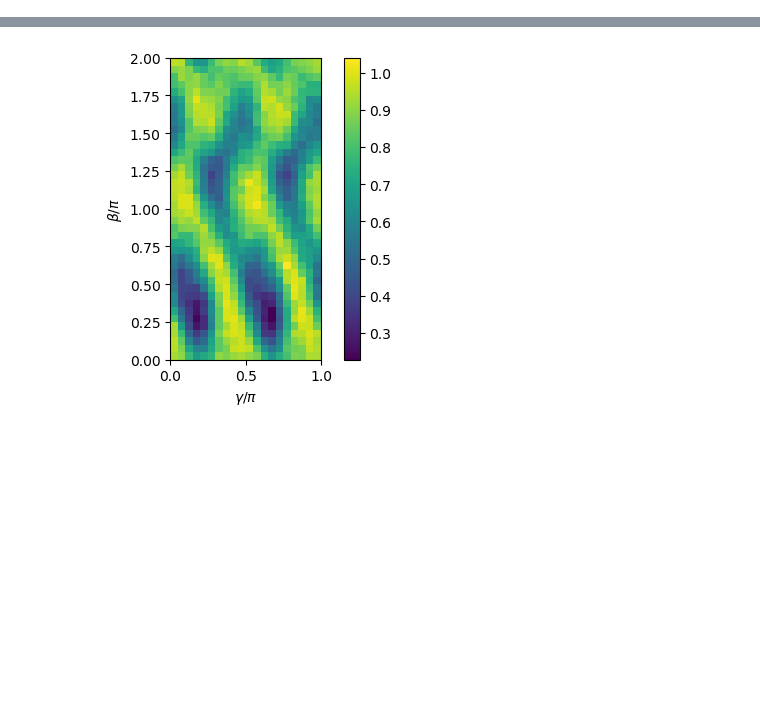
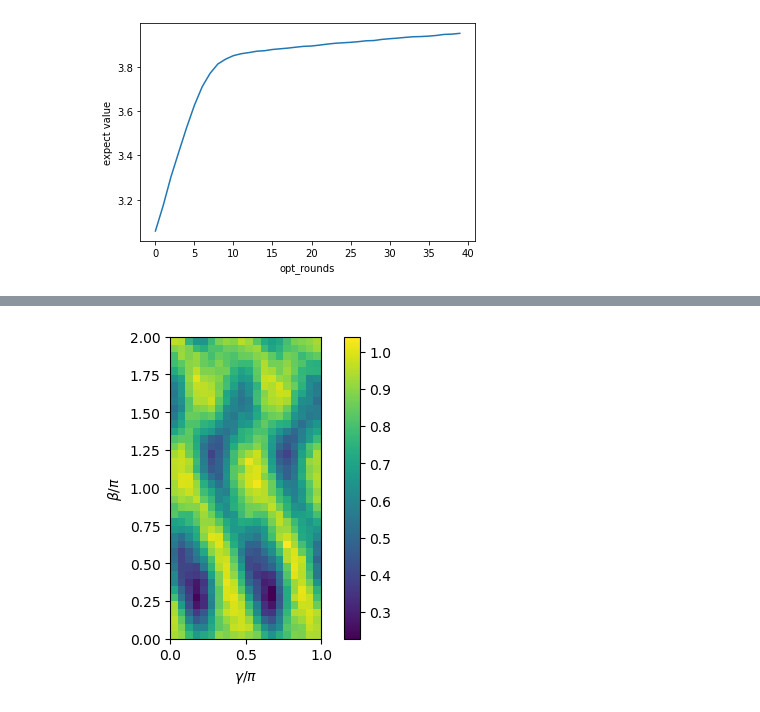
Before and after one commit to XunyiZhao/Quantum_Information_Project, a Jupyter notebook: k-colorable-subgraph.ipynb, the cells around one changed output, grey strips where cells are left out. Saved outputs shown, nothing was run; the diff lists cells and outputs as text; code cells hidden in the pictures; blank space fills up the shorter version.

```diff
--- a/k-colorable-subgraph.ipynb
+++ b/k-colorable-subgraph.ipynb
@@ -236,0 +239,18 @@ k_col.draw()
+# %%
+%%time
+
+colors = 2
+rounds = 40
+depth = 3
+shots = 100000
+rate = 0.01
+
+
+
+curve = k_col.train(colors, rounds, depth, shots, rate)
+plt.plot(curve)
+plt.ylabel('expect value')
+plt.xlabel('opt_rounds')
+plt.show()
+# %% [output]
+[figure, added]
```
Also changed, not shown: parts of 8 cells of this notebook, 1 other file.
